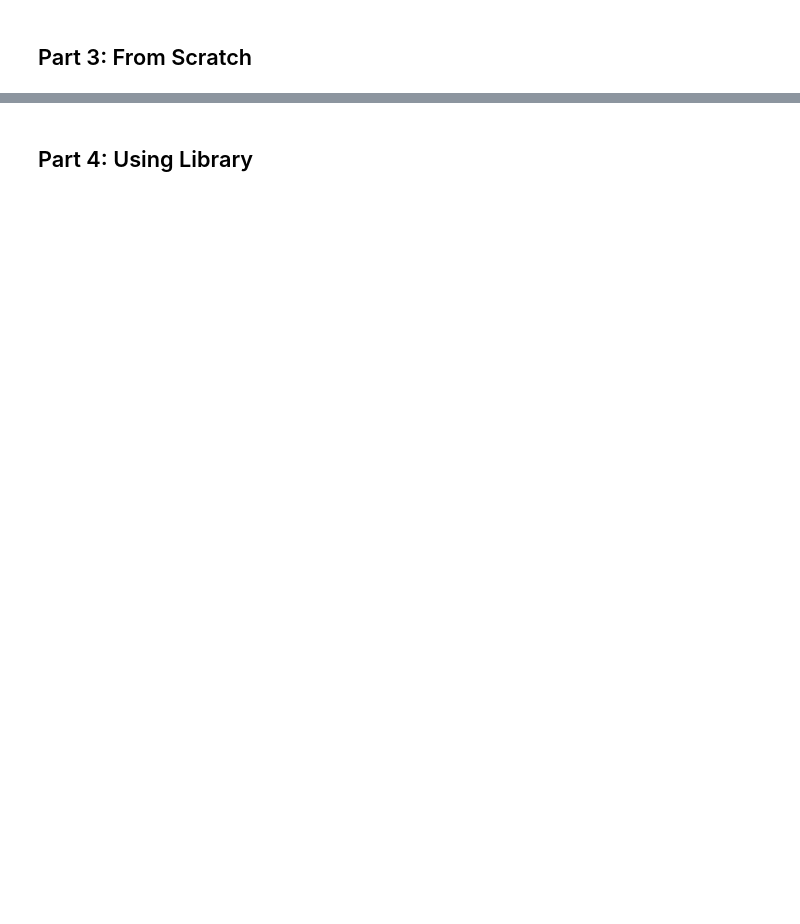
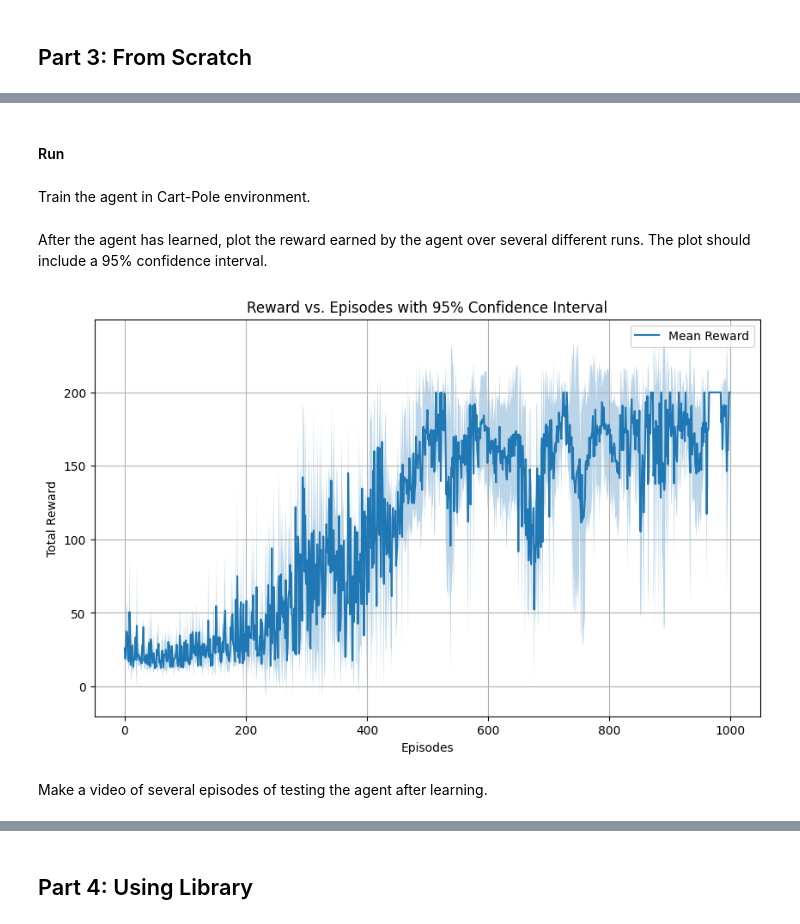
Before and after one commit to maj2idfar/Interactive-Learning-Course-Projects, a Jupyter notebook: 4_Deep_RL/4_Deep_RL.ipynb, the cells around one changed output, grey strips where cells are left out. Cells and saved outputs as stored; diff of their text form; code cells hidden in the pictures; blank space fills up the shorter version.

```diff
--- a/4_Deep_RL/4_Deep_RL.ipynb
+++ b/4_Deep_RL/4_Deep_RL.ipynb
@@ -197,0 +264,18 @@ if __name__ == "__main__":
+# %%
+def plot_rewards(rewards_all_runs):
+    rewards_all_runs = np.array(rewards_all_runs)
+    mean_rewards = rewards_all_runs.mean(axis=0)
+    std_rewards = rewards_all_runs.std(axis=0)
+
+    episodes = np.arange(len(mean_rewards))
+    confidence_interval = stats.norm.interval(0.95, loc=mean_rewards, scale=std_rewards / np.sqrt(len(rewards_all_runs)))
+
+    plt.figure(figsize=(10, 6))
+    sns.lineplot(x=episodes, y=mean_rewards, label="Mean Reward")
+    plt.fill_between(episodes, confidence_interval[0], confidence_interval[1], alpha=0.3)
+    plt.xlabel("Episodes")
+    plt.ylabel("Total Reward")
+    plt.title("Reward vs. Episodes with 95% Confidence Interval")
+    plt.legend()
+    plt.grid(True)
+    plt.show()
@@ -197,0 +366,12 @@ if __name__ == "__main__":
+# %%
+GAMMA = 0.99
+LEARNING_RATE = 1e-3
+BATCH_SIZE = 64
+TARGET_UPDATE_FREQ = 1000
+MEMORY_SIZE = 10000
+EPSILON_START = 1.0
+EPSILON_END = 0.01
+EPSILON_DECAY = 500
+NUM_RUNS = 3
+NUM_EPISODES = 1000
+MAX_T = 500
@@ -197,0 +485,14 @@ if __name__ == "__main__":
+# %% [markdown]
+#### Run
+# %% [markdown]
+Train the agent in Cart-Pole environment.
+# %%
+q_network, rewards_all_runs = train(num_runs=NUM_RUNS, num_episodes=NUM_EPISODES, max_t=MAX_T)
+# %% [markdown]
+After the agent has learned, plot the reward earned by the agent over several different runs. The plot should include a 95% confidence interval.
+# %%
+plot_rewards(rewards_all_runs)
+# %% [output]
+[figure, added]
+# %% [markdown]
+Make a video of several episodes of testing the agent after learning.
```
Also changed, not shown: parts of 55 cells of this notebook, 4 other files.
